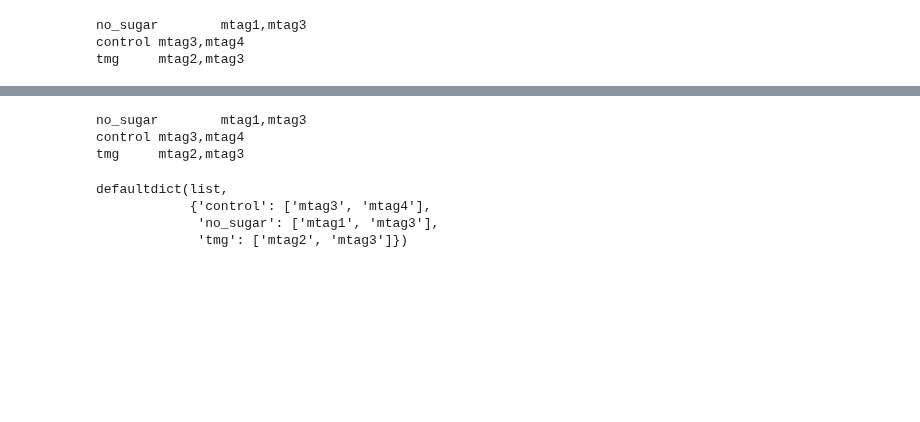
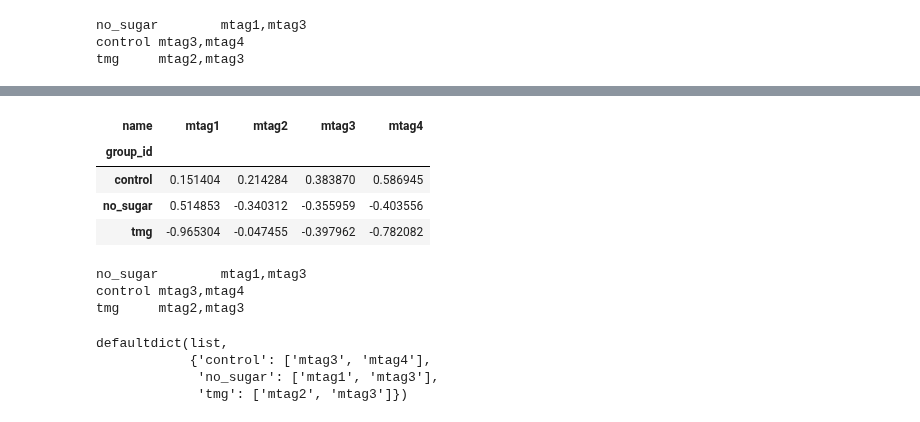
Before and after one commit to sbooeshaghi/azucar, a Jupyter notebook: analysis/293T/obs2/assign.ipynb, the cells around one changed output, grey strips where cells are left out. Drawn from its saved outputs; the diff is of its cells as text; code cells hidden in the pictures; blank space fills up the shorter version.

```diff
--- a/analysis/293T/obs2/assign.ipynb
+++ b/analysis/293T/obs2/assign.ipynb
@@ -2523,3 +2524,11 @@ for ct, gs in markers.items():
+# %%
+es
+# %% [output]
+| name | mtag1 | mtag2 | mtag3 | mtag4 |
+| group_id |  |  |  |  |
+| control | 0.151404 | 0.214284 | 0.383870 | 0.586945 |
+| no_sugar | 0.514853 | -0.340312 | -0.355959 | -0.403556 |
+| tmg | -0.965304 | -0.047455 | -0.397962 | -0.782082 |
 # %%
 !cat $markers_fn
 # %% [output]
```
Also changed, not shown: parts of 8 cells of this notebook.
